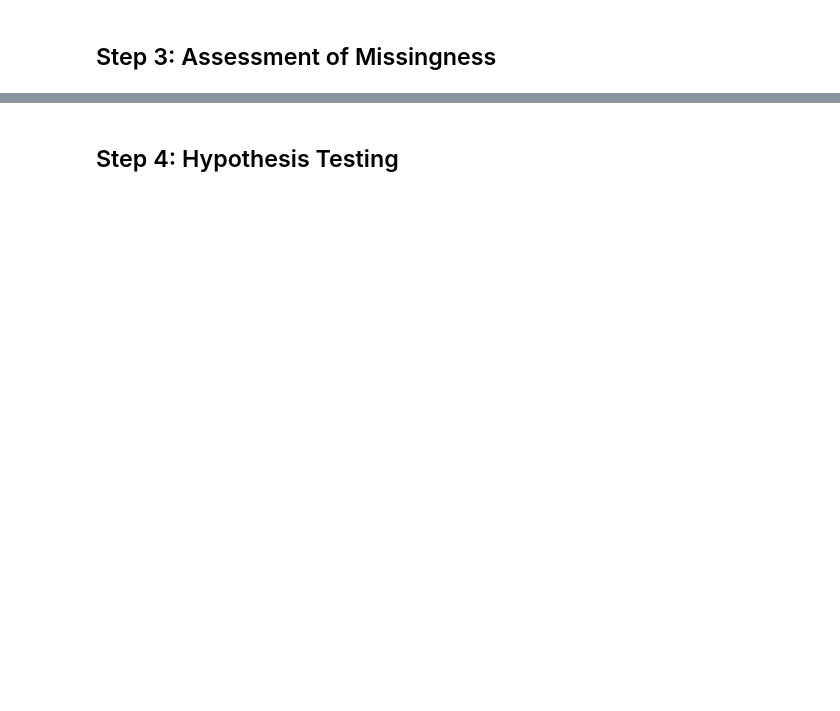
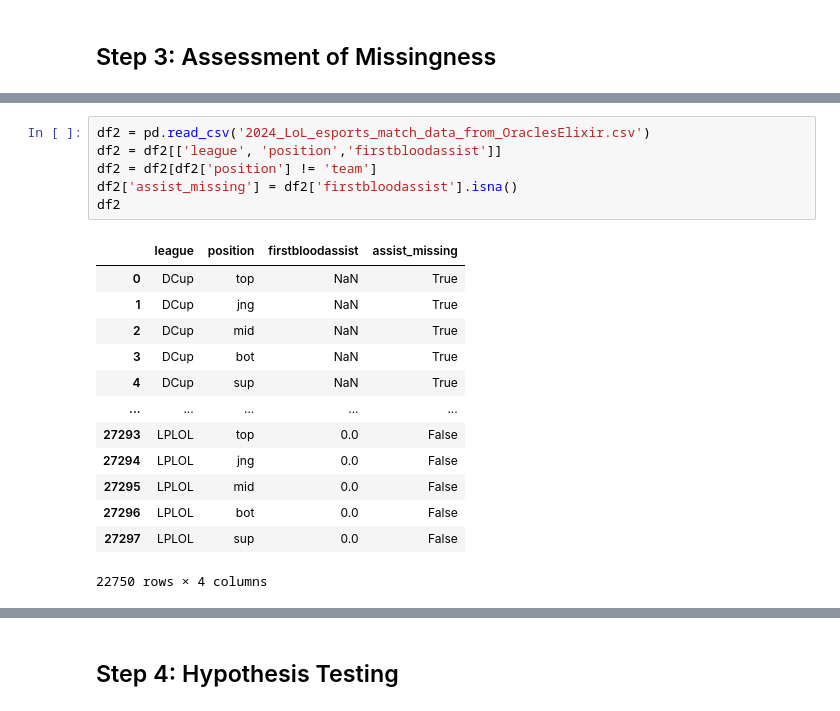
Before and after one commit to OneGrayZ/League-of-Legends-Research-, a Jupyter notebook: template.ipynb, the cells around one changed output, grey strips where cells are left out. Cells and saved outputs as stored; diff of their text form; blank space fills up the shorter version.

```diff
--- a/template.ipynb
+++ b/template.ipynb
@@ -37,0 +144,20 @@ champion_jng.plot.bar(x='champion')
+# %%
+df2 = pd.read_csv('2024_LoL_esports_match_data_from_OraclesElixir.csv')
+df2 = df2[['league', 'position','firstbloodassist']]
+df2 = df2[df2['position'] != 'team']
+df2['assist_missing'] = df2['firstbloodassist'].isna()
+df2
+# %% [output]
+|  | league | position | firstbloodassist | assist_missing |
+| 0 | DCup | top | NaN | True |
+| 1 | DCup | jng | NaN | True |
+| 2 | DCup | mid | NaN | True |
+| 3 | DCup | bot | NaN | True |
+| 4 | DCup | sup | NaN | True |
+| ... | ... | ... | ... | ... |
+| 27293 | LPLOL | top | 0.0 | False |
+| 27294 | LPLOL | jng | 0.0 | False |
+| 27295 | LPLOL | mid | 0.0 | False |
+| 27296 | LPLOL | bot | 0.0 | False |
+| 27297 | LPLOL | sup | 0.0 | False |
+22750 rows × 4 columns
```
Also changed, not shown: parts of 61 cells of this notebook, 1 other file.
